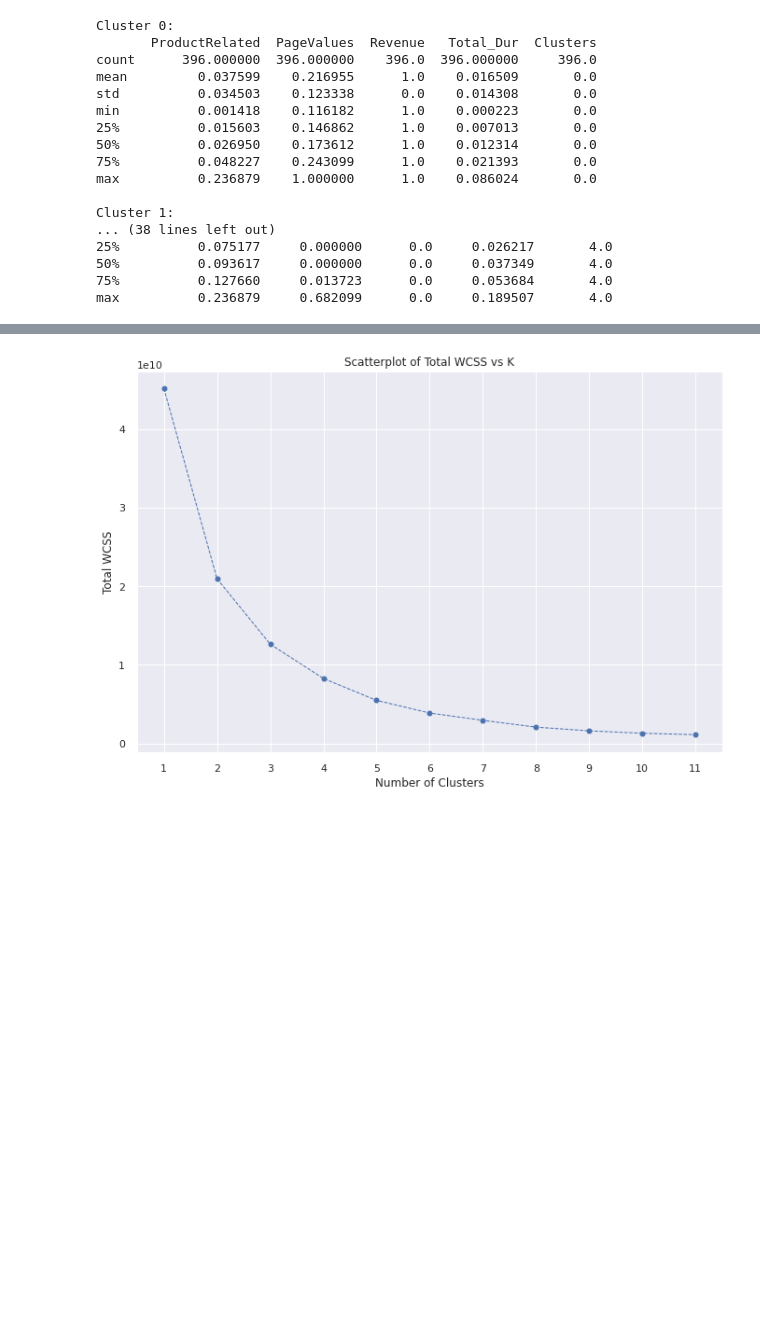
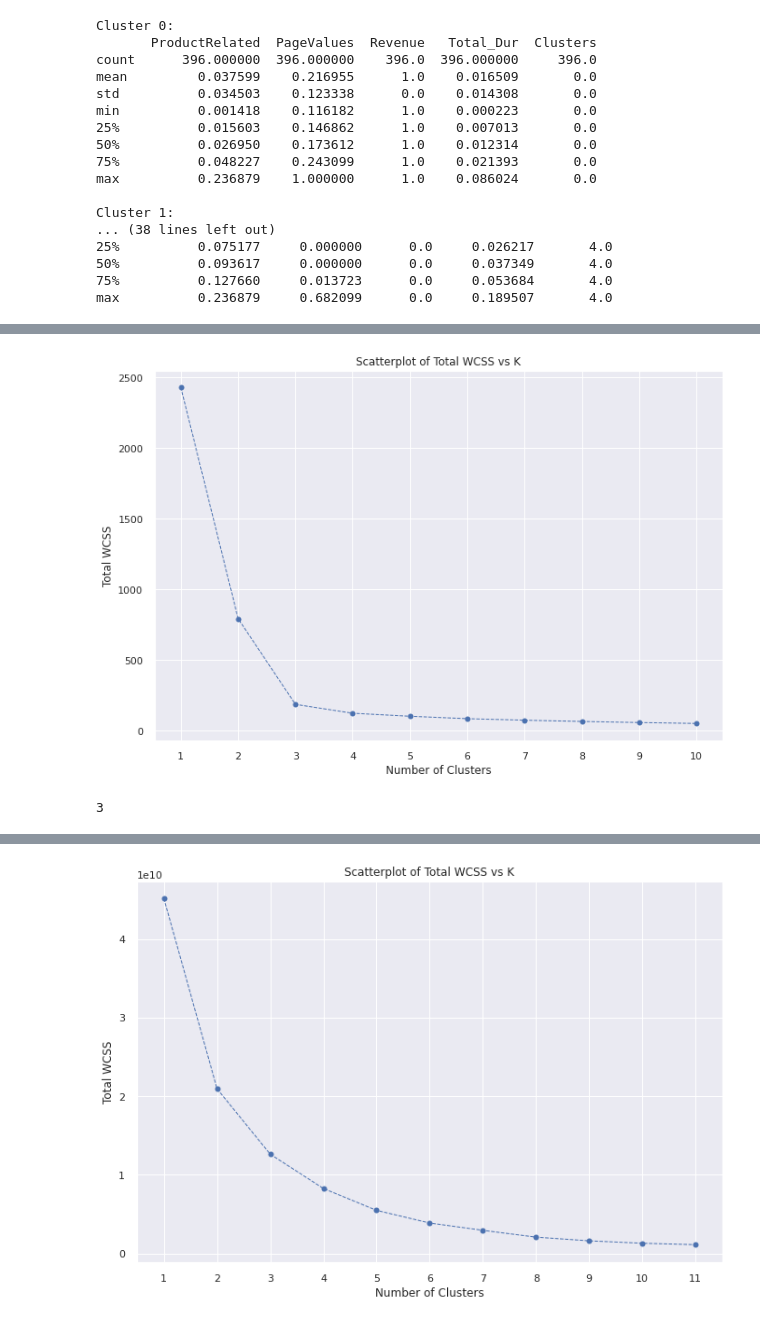
Before and after one commit to gracecms/dsa3101, a Jupyter notebook: notebooks/02_k_means_clustering.ipynb, the cells around one changed output, grey strips where cells are left out. Saved outputs shown, nothing was run; the diff lists cells and outputs as text; code cells hidden in the pictures; blank space fills up the shorter version.

```diff
--- a/notebooks/02_k_means_clustering.ipynb
+++ b/notebooks/02_k_means_clustering.ipynb
@@ -286,0 +328,4 @@ Converting input from bool to <class 'numpy.uint8'> for compatibility.
+# %%
+data = pd.read_csv('online_shoppers_intention.csv')
+df = data[['ProductRelated', 'PageValues', 'Revenue']]
+df['Total_Dur'] = data[['Administrative_Duration', 'Informational_Duration', 'ProductRelated_Duration']].sum(axis=1)
@@ -286,0 +337,3 @@ Converting input from bool to <class 'numpy.uint8'> for compatibility.
+# %%
+df = data[['ProductRelated', 'BounceRates', 'PageValues', 'Revenue']]
+df['Total_Dur'] = data[['Administrative_Duration', 'Informational_Duration', 'ProductRelated_Duration']].sum(axis=1)
@@ -286,0 +345,11 @@ Converting input from bool to <class 'numpy.uint8'> for compatibility.
+# %%
+from sklearn.preprocessing import MinMaxScaler
+
+# From previous literatures of similar customer behavioural prediction, these attributes has the potential to cluster customers into groups with relatively distinct characteristics
+scaler = MinMaxScaler()
+df[['ProductRelated', 'BounceRates', 'PageValues','Total_Dur']] = scaler.fit_transform(df[['ProductRelated', 'BounceRates', 'PageValues','Total_Dur']])
+
+rev_int = df['Revenue'].apply(lambda x: 1 if x == True else 0)
+df['Revenue'] = rev_int
+
+df.describe()
@@ -286,0 +384,30 @@ Converting input from bool to <class 'numpy.uint8'> for compatibility.
+# %%
+wcss = []
+max_k = 10 # NOTE: Try 10 and 20
+kmeans_kwargs = {"init" : "random",
+                 "n_init" : 10,
+                 "max_iter" : 300,
+                 "random_state" : 42,}
+
+for k in range(1, max_k+1):
+    kmeans = KMeans(n_clusters=k, **kmeans_kwargs)
+    kmeans.fit(df)
+    wcss.append(kmeans.inertia_)
+
+sns.set(font_scale = 1)
+plt.figure(figsize=(10, 7))
+plt.plot(range(1, max_k+1), wcss,linestyle='--', marker='o', color='b',linewidth=1)
+plt.xticks(range(1, max_k+1))
+plt.title('Scatterplot of Total WCSS vs K')
+plt.xlabel("Number of Clusters")
+plt.ylabel("Total WCSS")
+plt.show()
+# %% [output]
+[figure, added]
+# %%
+#To locate the elbow point of the curve using kneed package
+kl = KneeLocator(range(1, max_k+1), wcss, curve="convex", direction="decreasing")
+
+kl.elbow
+# %% [output]
+3
```
Also changed, not shown: parts of 28 cells of this notebook.
